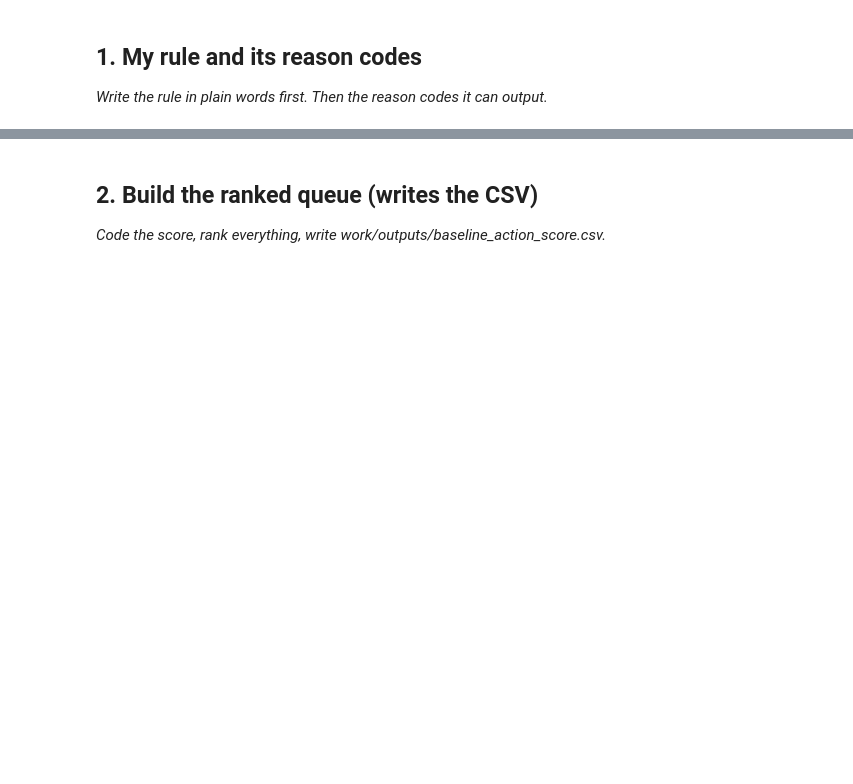
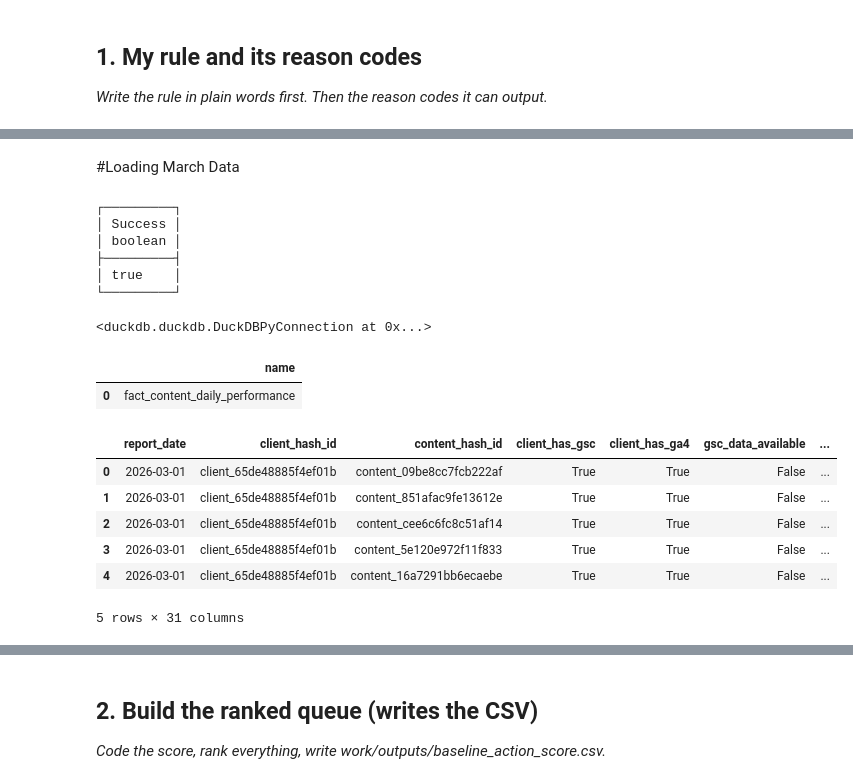
Before and after one commit to Wajiha-Waqar/FlyRankInternship, a Jupyter notebook: work/notebooks/w04_baseline_score.ipynb, the cells around one changed output, grey strips where cells are left out. Saved outputs shown, nothing was run; the diff lists cells and outputs as text; code cells hidden in the pictures; blank space fills up the shorter version.

```diff
--- a/work/notebooks/w04_baseline_score.ipynb
+++ b/work/notebooks/w04_baseline_score.ipynb
@@ -15,0 +41,58 @@ This skeleton is yours to fill. Work the sections **in order** — each one has
+# %% [markdown]
+#Loading March Data
+# %%
+import duckdb
+import pandas as pd
+import numpy as np
+from google.colab import userdata
+
+HF_TOKEN = userdata.get("HF_TOKEN")
+
+con = duckdb.connect()
+
+con.sql("INSTALL httpfs;")
+con.sql("LOAD httpfs;")
+
+con.sql(f"""
+CREATE SECRET hf_secret (
+TYPE HUGGINGFACE,
+TOKEN '{HF_TOKEN}'
+);
+""")
+# %% [output]
+┌─────────┐
+│ Success │
+│ boolean │
+├─────────┤
+│ true    │
+└─────────┘
+# %%
+con.execute("""
+CREATE TABLE fact_content_daily_performance AS
+SELECT *
+FROM read_parquet('hf://datasets/FlyRank/internship-warehouse/fact_content_daily_performance/month=2026-03/*.parquet')
+""")
+# %% [output]
+<duckdb.duckdb.DuckDBPyConnection at 0x...>
+# %%
+con.execute("SHOW TABLES").fetchdf()
+# %% [output]
+|  | name |
+| 0 | fact_content_daily_performance |
+# %%
+march_df = con.execute("""
+SELECT *
+FROM fact_content_daily_performance
+WHERE month='2026-03'
+AND ga4_data_available IS TRUE
+""").df()
+
+march_df.head()
+# %% [output]
+|  | report_date | client_hash_id | content_hash_id | client_has_gsc | client_has_ga4 | gsc_data_available | ... |
+| 0 | 2026-03-01 | client_65de48885f4ef01b | content_09be8cc7fcb222af | True | True | False | ... |
+| 1 | 2026-03-01 | client_65de48885f4ef01b | content_851afac9fe13612e | True | True | False | ... |
+| 2 | 2026-03-01 | client_65de48885f4ef01b | content_cee6c6fc8c51af14 | True | True | False | ... |
+| 3 | 2026-03-01 | client_65de48885f4ef01b | content_5e120e972f11f833 | True | True | False | ... |
+| 4 | 2026-03-01 | client_65de48885f4ef01b | content_16a7291bb6ecaebe | True | True | False | ... |
+5 rows × 31 columns
```
Also changed, not shown: parts of 32 cells of this notebook.
